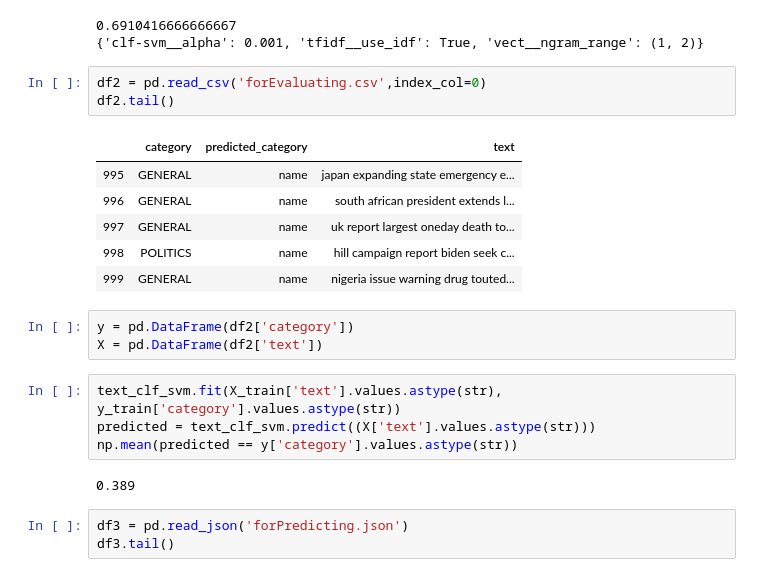
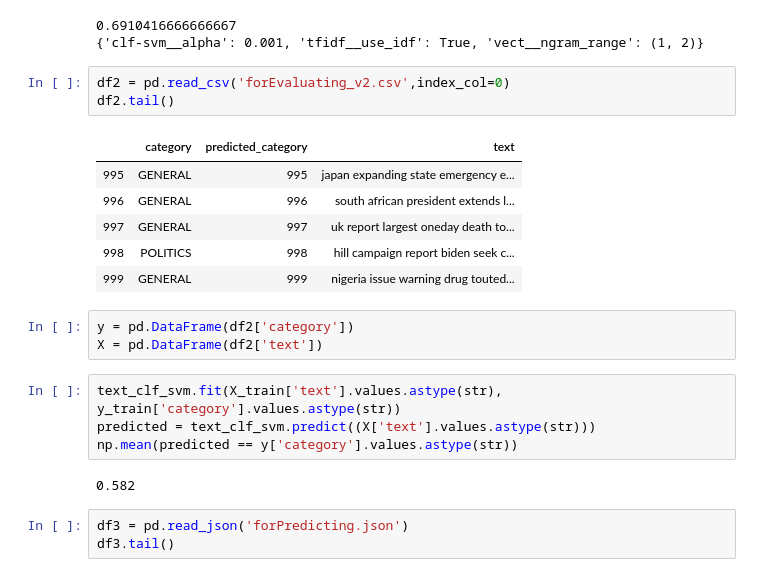
Before and after one commit to woshikie/Information-Retrieval, a Jupyter notebook: Classification/With general news dataset/Untitled1.ipynb, the cells around one changed output. Saved outputs shown, nothing was run; the diff lists cells and outputs as text.

```diff
--- a/Classification/With general news dataset/Untitled1.ipynb
+++ b/Classification/With general news dataset/Untitled1.ipynb
@@ -140,15 +140,15 @@ print(gs_clf_svm.best_params_)
 0.6910416666666667
 {'clf-svm__alpha': 0.001, 'tfidf__use_idf': True, 'vect__ngram_range': (1, 2)}
 # %%
-df2 = pd.read_csv('forEvaluating.csv',index_col=0)
+df2 = pd.read_csv('forEvaluating_v2.csv',index_col=0)
 df2.tail()
 # %% [output]
 |  | category | predicted_category | text |
-| 995 | GENERAL | name | japan expanding state emergency e... |
-| 996 | GENERAL | name | south african president extends l... |
-| 997 | GENERAL | name | uk report largest oneday death to... |
-| 998 | POLITICS | name | hill campaign report biden seek c... |
-| 999 | GENERAL | name | nigeria issue warning drug touted... |
+| 995 | GENERAL | 995 | japan expanding state emergency e... |
+| 996 | GENERAL | 996 | south african president extends l... |
+| 997 | GENERAL | 997 | uk report largest oneday death to... |
+| 998 | POLITICS | 998 | hill campaign report biden seek c... |
+| 999 | GENERAL | 999 | nigeria issue warning drug touted... |
 # %%
 y = pd.DataFrame(df2['category'])
 X = pd.DataFrame(df2['text'])
@@ -157,7 +157,7 @@ text_clf_svm.fit(X_train['text'].values.astype(str), y_train['category'].values.
 predicted = text_clf_svm.predict((X['text'].values.astype(str)))
 np.mean(predicted == y['category'].values.astype(str))
 # %% [output]
-0.389
+0.582
 # %%
 df3 = pd.read_json('forPredicting.json')
 df3.tail()
```
Also changed, not shown: 4 other files.
